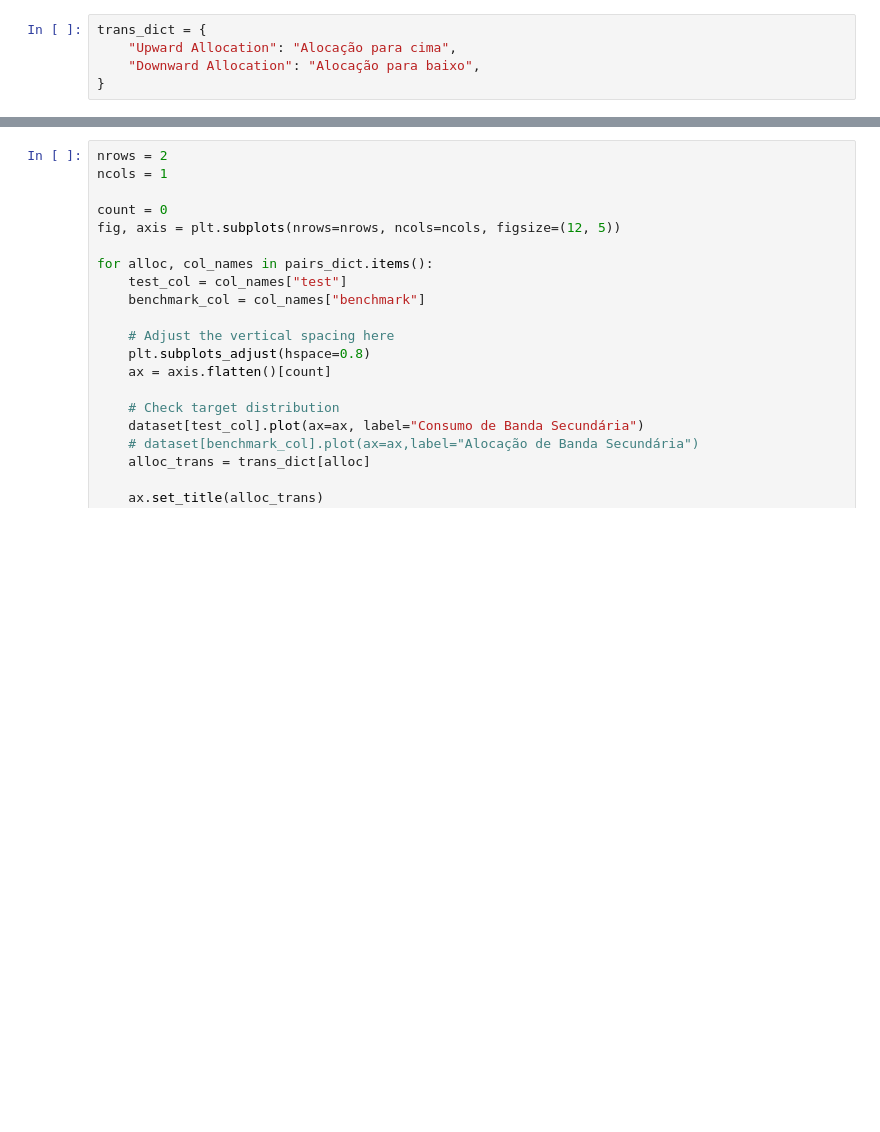
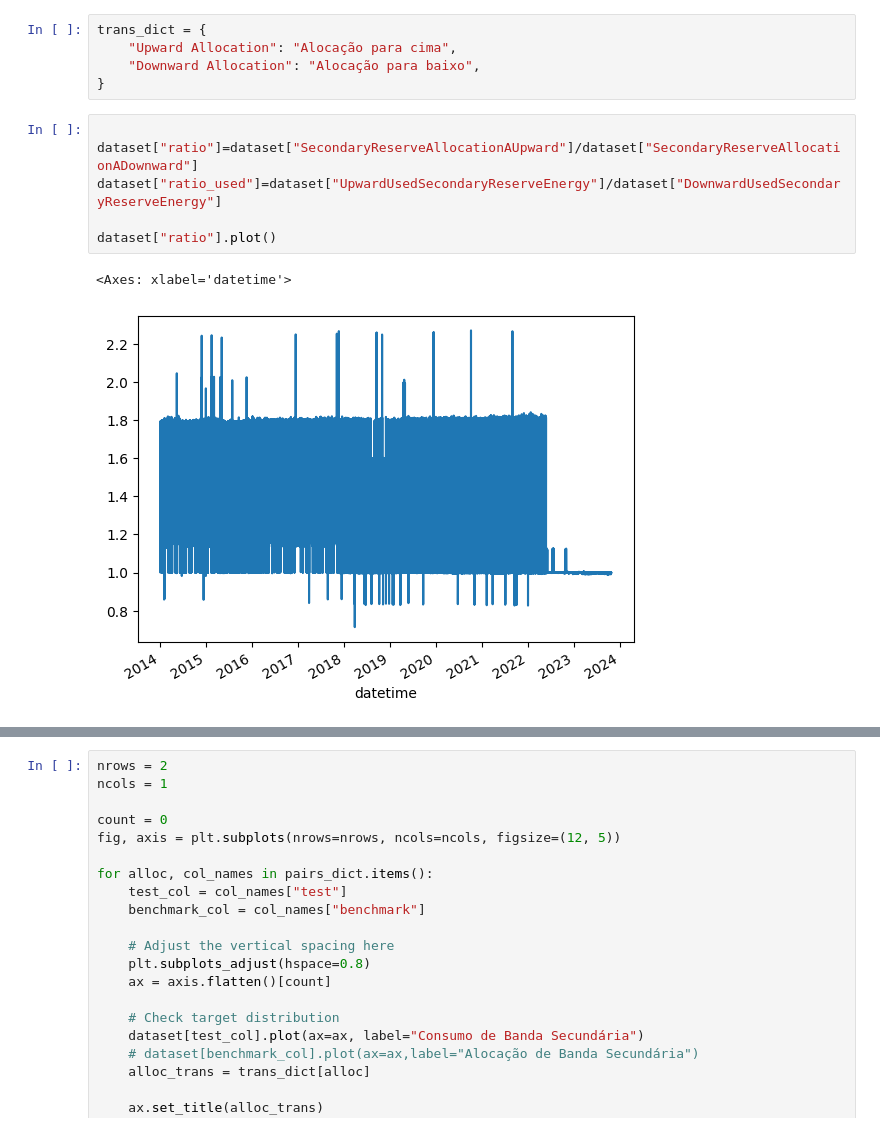
Before and after one commit to JotaFan/renewable-generation-into-reserve-markets, a Jupyter notebook: notebooks/Analise Dados Crus.ipynb, the cells around one changed output, grey strips where cells are left out. Cells and saved outputs as stored; diff of their text form; blank space fills up the shorter version.

```diff
--- a/notebooks/Analise Dados Crus.ipynb
+++ b/notebooks/Analise Dados Crus.ipynb
@@ -49,3 +49,12 @@ trans_dict = {
     "Upward Allocation": "Alocação para cima",
     "Downward Allocation": "Alocação para baixo",
 }
+# %%
+
+dataset["ratio"]=dataset["SecondaryReserveAllocationAUpward"]/dataset["SecondaryReserveAllocationADownward"]
+dataset["ratio_used"]=dataset["UpwardUsedSecondaryReserveEnergy"]/dataset["DownwardUsedSecondaryReserveEnergy"]
+
+dataset["ratio"].plot()
+# %% [output]
+<Axes: xlabel='datetime'>
+[figure, added]
```
Also changed, not shown: parts of 5 cells of this notebook, 22 other files.
